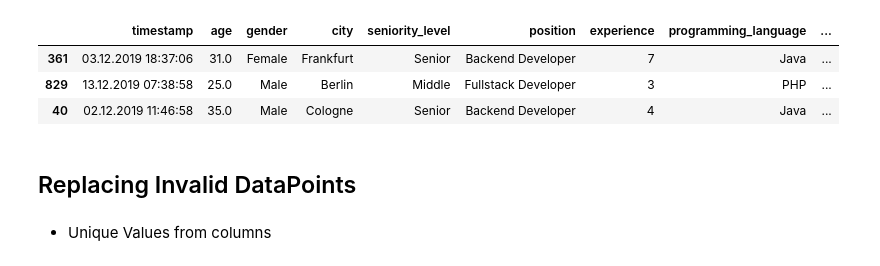
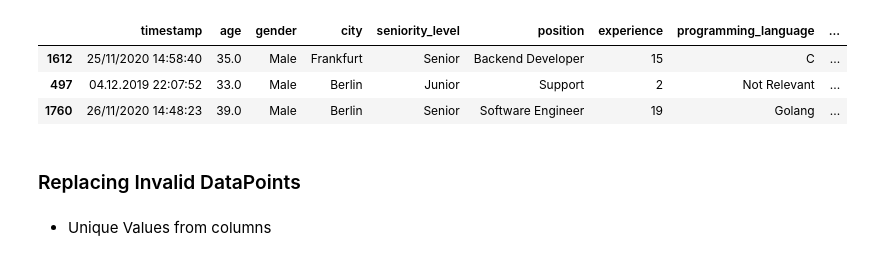
Before and after one commit to adnaaaen/eda-and-visualization, a Jupyter notebook: IT-salary/notebooks/initial_cleaning.ipynb, the cells around one changed output. Drawn from its saved outputs; the diff is of its cells as text; code cells hidden in the pictures.

```diff
--- a/IT-salary/notebooks/initial_cleaning.ipynb
+++ b/IT-salary/notebooks/initial_cleaning.ipynb
@@ -5,13 +10,13 @@ from sklearn.impute import SimpleImputer
 # %%
-df = pd.read_csv("/home/adnan/Documents/codes/data_Science/eda-and-visualization/IT-salary/data/processed/tranformed_IT_survey(v.0.1).csv")
+df = pd.read_csv(f"{PROJECT_DIR}/eda-and-visualization/IT-salary/data/processed/tranformed_IT_survey(v.0.1).csv")
 df.sample(3)
 # %% [output]
 |  | timestamp | age | gender | city | seniority_level | position | experience | programming_language | ... |
-| 361 | 03.12.2019 18:37:06 | 31.0 | Female | Frankfurt | Senior | Backend Developer | 7 | Java | ... |
-| 829 | 13.12.2019 07:38:58 | 25.0 | Male | Berlin | Middle | Fullstack Developer | 3 | PHP | ... |
-| 40 | 02.12.2019 11:46:58 | 35.0 | Male | Cologne | Senior | Backend Developer | 4 | Java | ... |
+| 1612 | 25/11/2020 14:58:40 | 35.0 | Male | Frankfurt | Senior | Backend Developer | 15 | C | ... |
+| 497 | 04.12.2019 22:07:52 | 33.0 | Male | Berlin | Junior | Support | 2 | Not Relevant | ... |
+| 1760 | 26/11/2020 14:48:23 | 39.0 | Male | Berlin | Senior | Software Engineer | 19 | Golang | ... |
 # %% [markdown]
-## Replacing Invalid DataPoints
+### Replacing Invalid DataPoints
 # %% [markdown]
 - Unique Values from columns
 # %%
```
Also changed, not shown: parts of 13 cells of this notebook, 6 other files.
